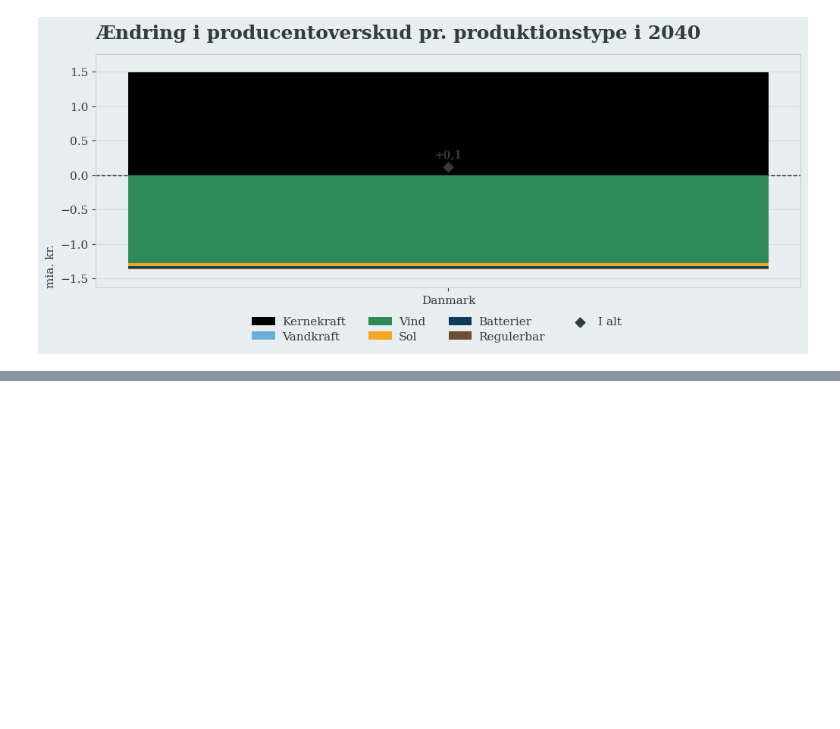
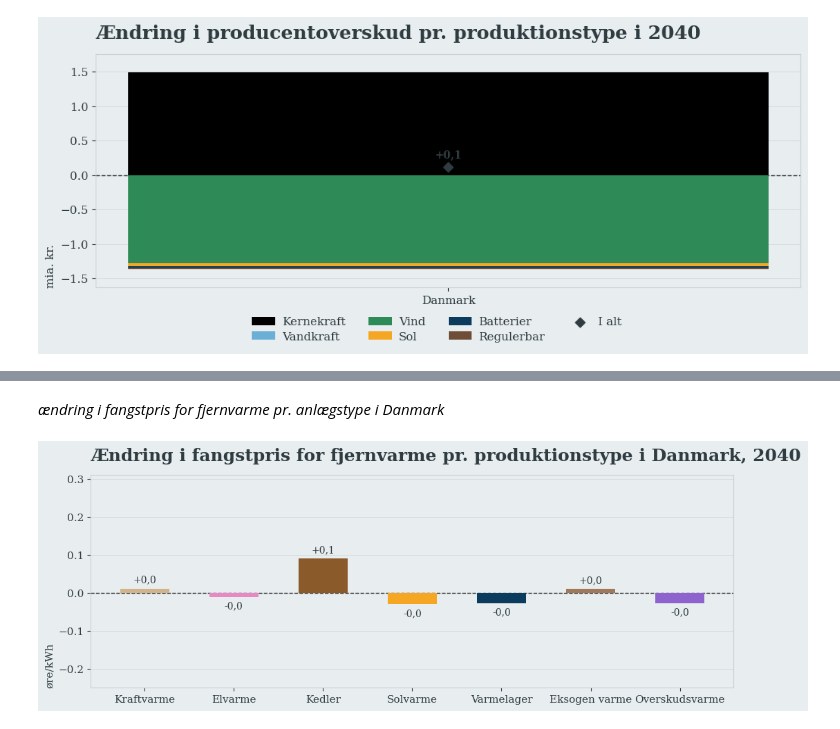
Before and after one commit to cfn368/ET_GR_wrapper, a Jupyter notebook: 0_ET_vis_analysis.ipynb, the cells around one changed output, grey strips where cells are left out. Cells and saved outputs as stored; diff of their text form; code cells hidden in the pictures; blank space fills up the shorter version.

```diff
--- a/0_ET_vis_analysis.ipynb
+++ b/0_ET_vis_analysis.ipynb
@@ -159,0 +196,6 @@ plot_profit_delta(baseline_output, shock_output, id2Pt=id2Pt, id2EA=id2EA, year=
+# %% [markdown]
+*ændring i fangstpris for fjernvarme pr. anlægstype i Danmark*
+# %%
+plot_capture_delta_by_pt(ctx_dh, years=yr);
+# %% [output]
+[figure, added]
```
Also changed, not shown: parts of 15 cells of this notebook, 11 other files.
